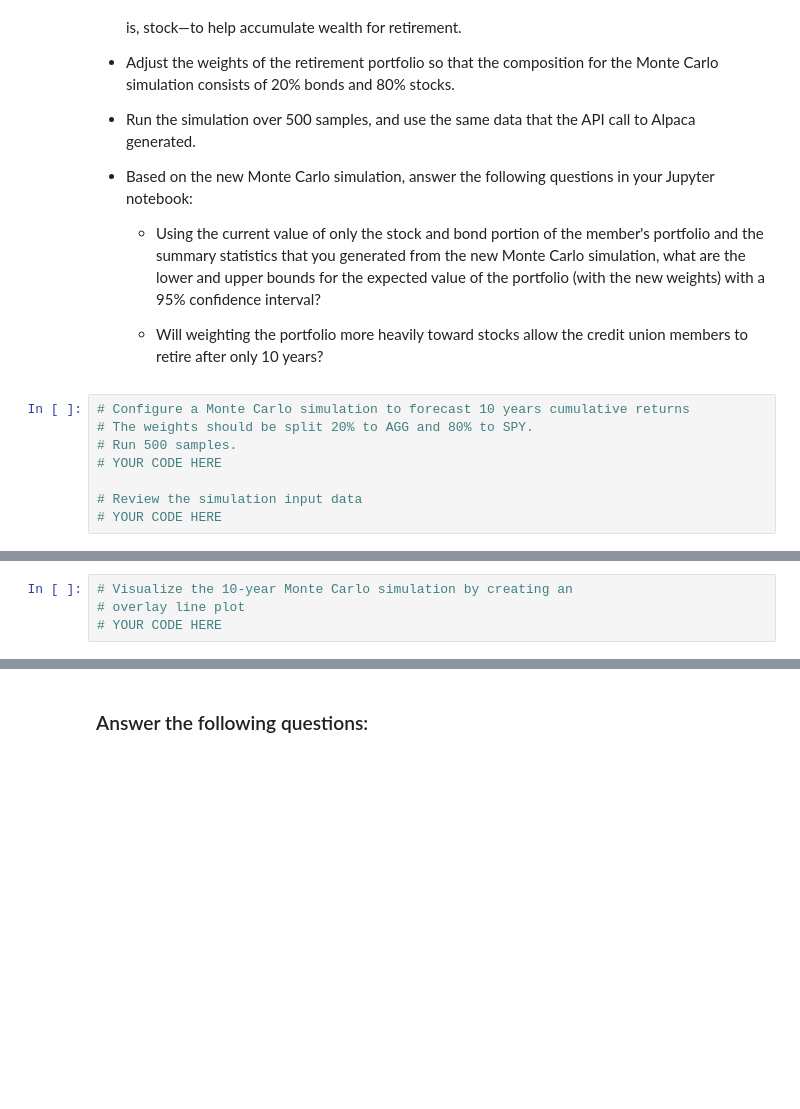
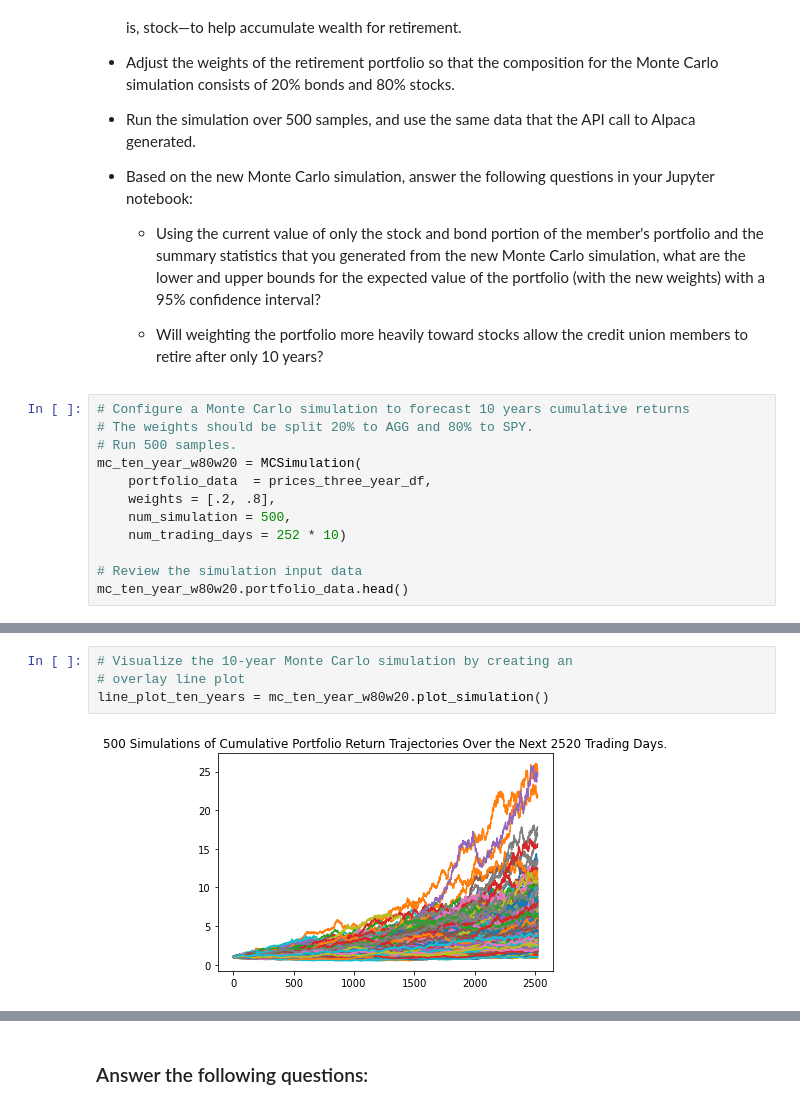
Before and after one commit to rulo96z/Financial_Simulation_APIs, a Jupyter notebook: financial_planning_tools.ipynb, the cells around one changed output, grey strips where cells are left out. Saved outputs shown, nothing was run; the diff lists cells and outputs as text; blank space fills up the shorter version.

```diff
--- a/financial_planning_tools.ipynb
+++ b/financial_planning_tools.ipynb
@@ -545,7 +601,11 @@ For this new Monte Carlo simulation, do the following:
 # Configure a Monte Carlo simulation to forecast 10 years cumulative returns
 # The weights should be split 20% to AGG and 80% to SPY.
 # Run 500 samples.
-# YOUR CODE HERE
+mc_ten_year_w80w20 = MCSimulation(
+    portfolio_data  = prices_three_year_df,
+    weights = [.2, .8],
+    num_simulation = 500,
+    num_trading_days = 252 * 10)
 
 # Review the simulation input data
-# YOUR CODE HERE
+mc_ten_year_w80w20.portfolio_data.head()
@@ -555,7 +655,9 @@ For this new Monte Carlo simulation, do the following:
 # %%
 # Visualize the 10-year Monte Carlo simulation by creating an
 # overlay line plot
-# YOUR CODE HERE
+line_plot_ten_years = mc_ten_year_w80w20.plot_simulation()
+# %% [output]
+[figure, added]
 # %%
 # Visualize the probability distribution of the 10-year Monte Carlo simulation
 # by plotting a histogram
```
Also changed, not shown: parts of 26 cells of this notebook.
